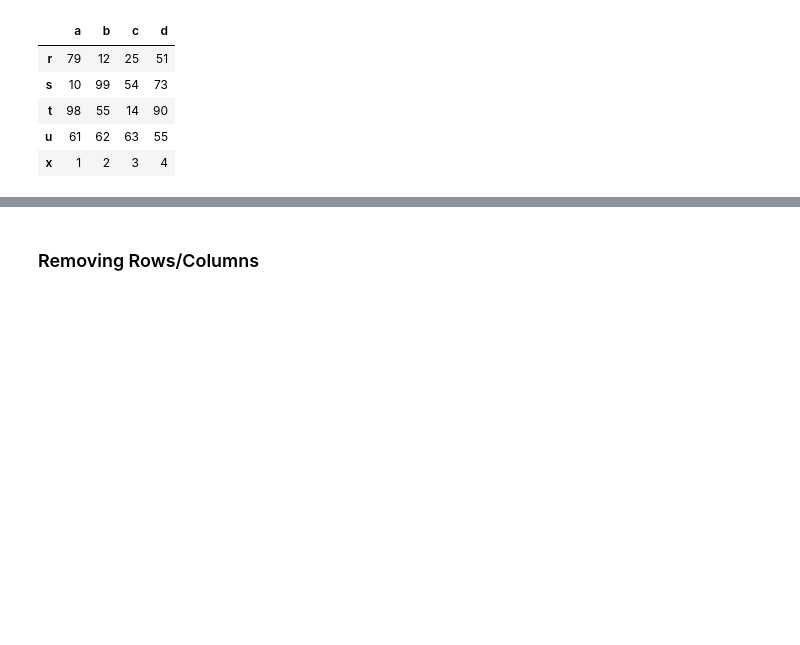
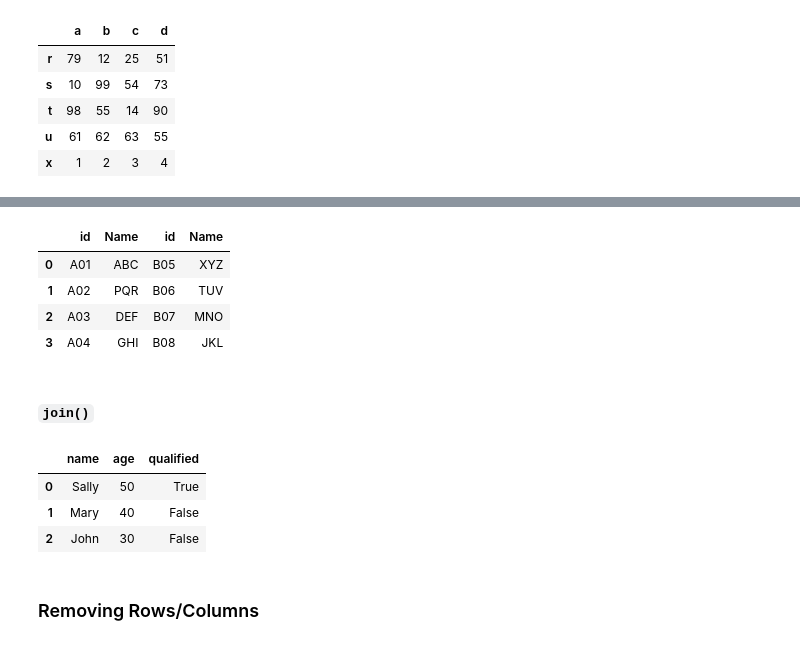
Before and after one commit to dev-SR/machine-learning, a Jupyter notebook: 01pandas/pandas.ipynb, the cells around one changed output, grey strips where cells are left out. Drawn from its saved outputs; the diff is of its cells as text; code cells hidden in the pictures; blank space fills up the shorter version.

```diff
--- a/01pandas/pandas.ipynb
+++ b/01pandas/pandas.ipynb
@@ -1434,3 +1469,30 @@ df.tail()
+# %%
+result = pd.concat(frames,axis=1)
+result
+# %% [output]
+|  | id | Name | id | Name |
+| 0 | A01 | ABC | B05 | XYZ |
+| 1 | A02 | PQR | B06 | TUV |
+| 2 | A03 | DEF | B07 | MNO |
+| 3 | A04 | GHI | B08 | JKL |
+# %% [markdown]
+#### `join()`
+# %%
+data1 = {
+    "name": ["Sally", "Mary", "John"],
+    "age": [50, 40, 30]
+}
+data2 = {
+    "qualified": [True, False, False]
+}
+df1 = pd.DataFrame(data1)
+df2 = pd.DataFrame(data2)
+df1.join(df2)
+# %% [output]
+|  | name | age | qualified |
+| 0 | Sally | 50 | True |
+| 1 | Mary | 40 | False |
+| 2 | John | 30 | False |
 # %% [markdown]
 ### Removing Rows/Columns
 # %% [markdown]
```
Also changed, not shown: parts of 42 cells of this notebook, 2 other files.
